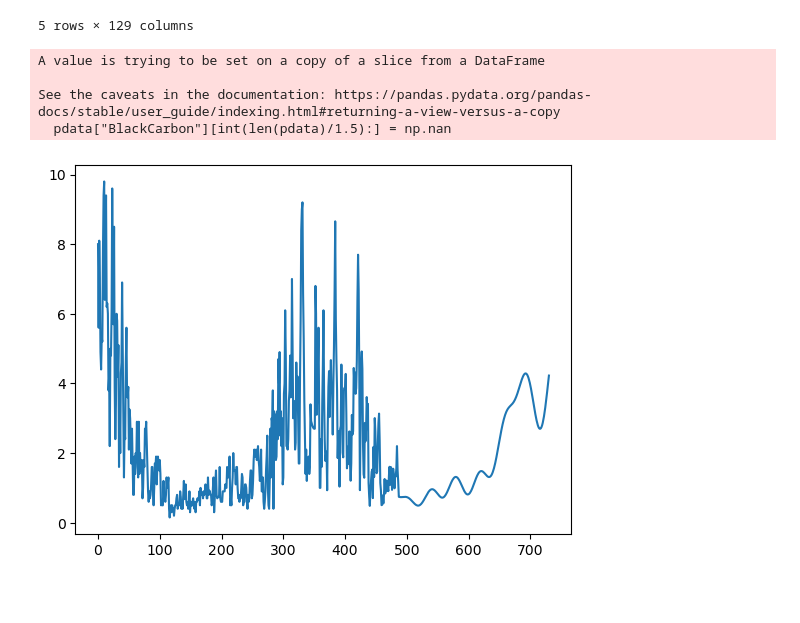
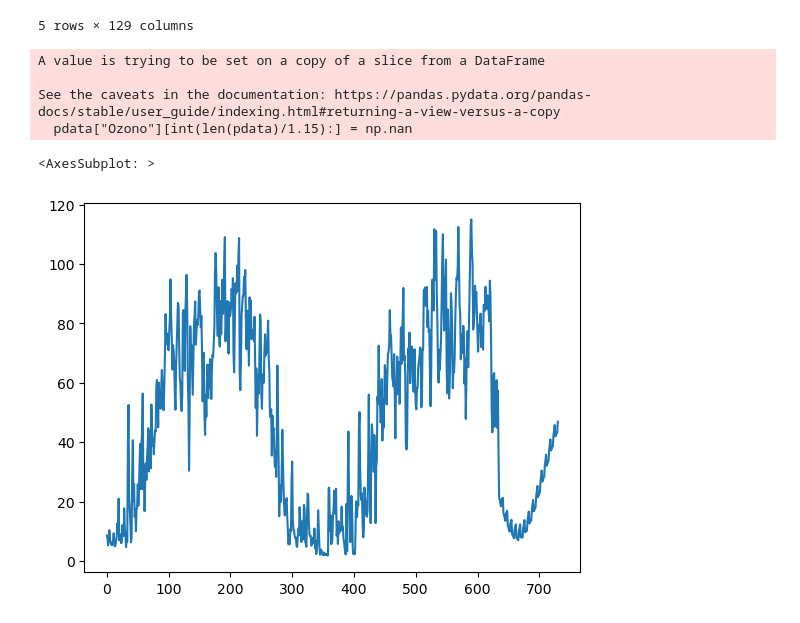
Before and after one commit to Tobia905/multiscaleio, a Jupyter notebook: example.ipynb, the cells around one changed output. Saved outputs shown, nothing was run; the diff lists cells and outputs as text; code cells hidden in the pictures; blank space fills up the shorter version.

```diff
--- a/example.ipynb
+++ b/example.ipynb
@@ -38,14 +38,12 @@ arpa_ = arpa21.drop(["provincia", "lng", "lat", "data"], axis=1)
 # %%
 from multiscaleio.core.interpolate import ProphetInterpolator
 
-pdata = arpa21[["data", "BlackCarbon"]].reset_index(drop=True).copy()
-pdata["BlackCarbon"][int(len(pdata)/1.5):] = np.nan
+pdata = arpa21[["data", "Ozono"]].reset_index(drop=True).copy()
+pdata["Ozono"][int(len(pdata)/1.15):] = np.nan
 pi = ProphetInterpolator(
     date_index="data",
     uncertainty_fit_logs=True,
     add_sampled_uncertainty=False,
-    yearly_seasonality=True,
-    weekly_seasonality=False,
     growth="flat"
 )
 int_ = pi.fit_transform(pdata)
@@ -53,8 +51,9 @@ int_ = pi.fit_transform(pdata)
 A value is trying to be set on a copy of a slice from a DataFrame
 
 See the caveats in the documentation: https://pandas.pydata.org/pandas-docs/stable/user_guide/indexing.html#returning-a-view-versus-a-copy
-  pdata["BlackCarbon"][int(len(pdata)/1.5):] = np.nan
+  pdata["Ozono"][int(len(pdata)/1.15):] = np.nan
 # %%
-_ = pd.Series(int_).plot()
+pd.Series(int_).plot()
 # %% [output]
+<AxesSubplot: >
-[figure, old version]
+[figure, new version]
```
Also changed, not shown: parts of 3 cells of this notebook, 7 other files.
